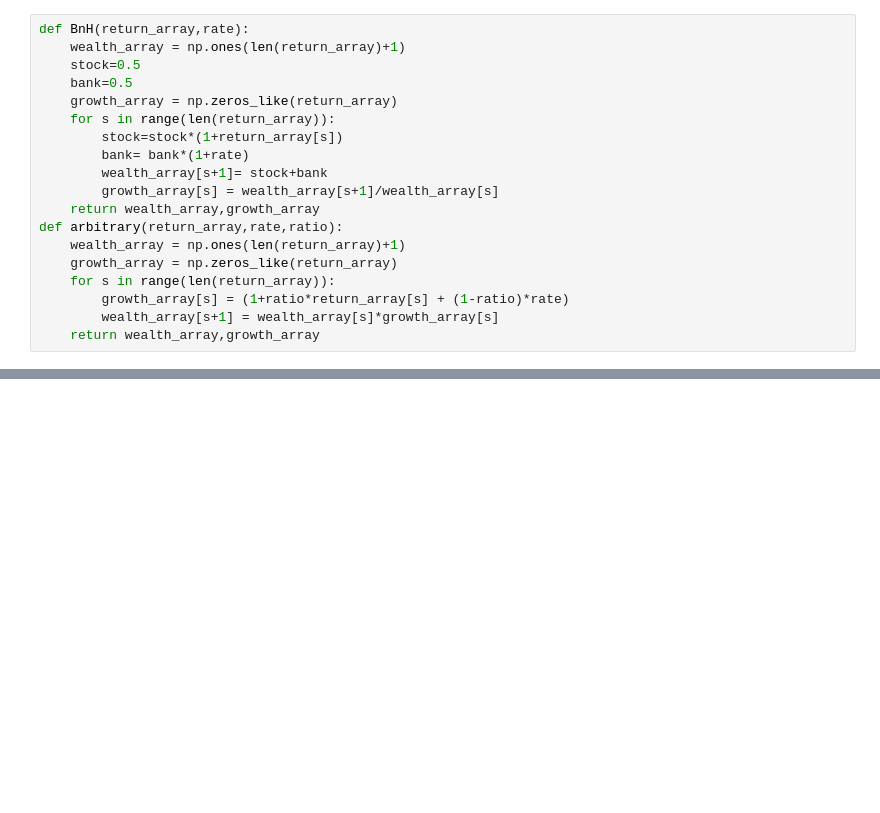
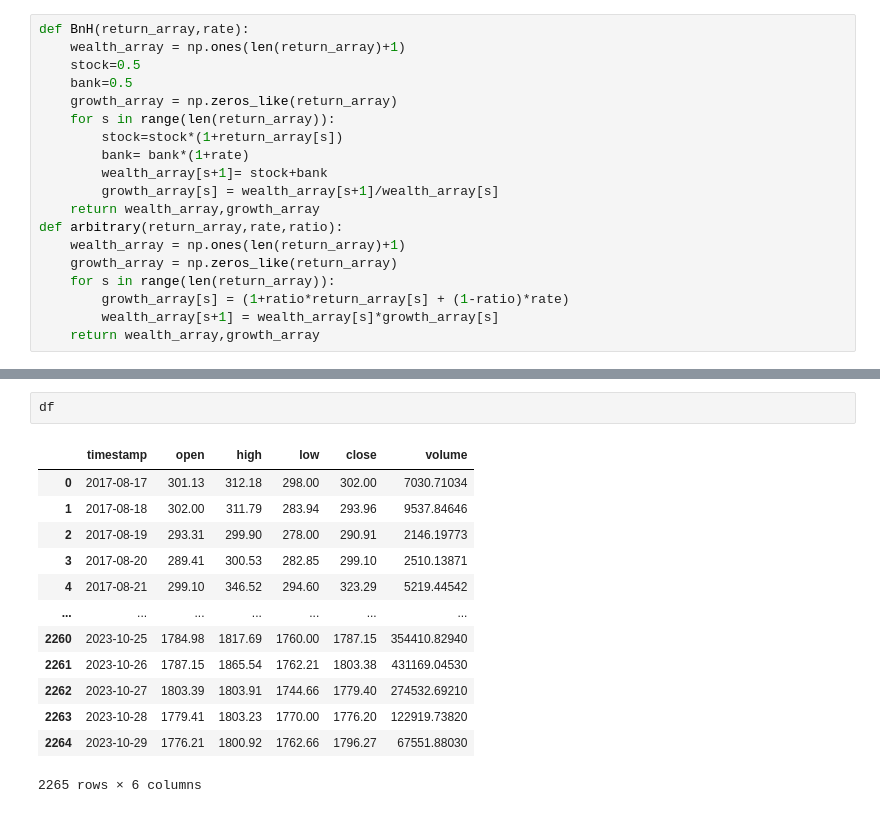
Before and after one commit to std92050/fin_math_110021515, a Jupyter notebook: Kelly criterion/Kelly_criterion.ipynb, the cells around one changed output, grey strips where cells are left out. Drawn from its saved outputs; the diff is of its cells as text; blank space fills up the shorter version.

```diff
--- a/Kelly criterion/Kelly_criterion.ipynb
+++ b/Kelly criterion/Kelly_criterion.ipynb
@@ -216,0 +161,16 @@ def long_Kelly_strat(data, period, MC=False):
+# %%
+df
+# %% [output]
+|  | timestamp | open | high | low | close | volume |
+| 0 | 2017-08-17 | 301.13 | 312.18 | 298.00 | 302.00 | 7030.71034 |
+| 1 | 2017-08-18 | 302.00 | 311.79 | 283.94 | 293.96 | 9537.84646 |
+| 2 | 2017-08-19 | 293.31 | 299.90 | 278.00 | 290.91 | 2146.19773 |
+| 3 | 2017-08-20 | 289.41 | 300.53 | 282.85 | 299.10 | 2510.13871 |
+| 4 | 2017-08-21 | 299.10 | 346.52 | 294.60 | 323.29 | 5219.44542 |
+| ... | ... | ... | ... | ... | ... | ... |
+| 2260 | 2023-10-25 | 1784.98 | 1817.69 | 1760.00 | 1787.15 | 354410.82940 |
+| 2261 | 2023-10-26 | 1787.15 | 1865.54 | 1762.21 | 1803.38 | 431169.04530 |
+| 2262 | 2023-10-27 | 1803.39 | 1803.91 | 1744.66 | 1779.40 | 274532.69210 |
+| 2263 | 2023-10-28 | 1779.41 | 1803.23 | 1770.00 | 1776.20 | 122919.73820 |
+| 2264 | 2023-10-29 | 1776.21 | 1800.92 | 1762.66 | 1796.27 | 67551.88030 |
+2265 rows × 6 columns
```
Also changed, not shown: parts of 15 cells of this notebook, 4 other files.
